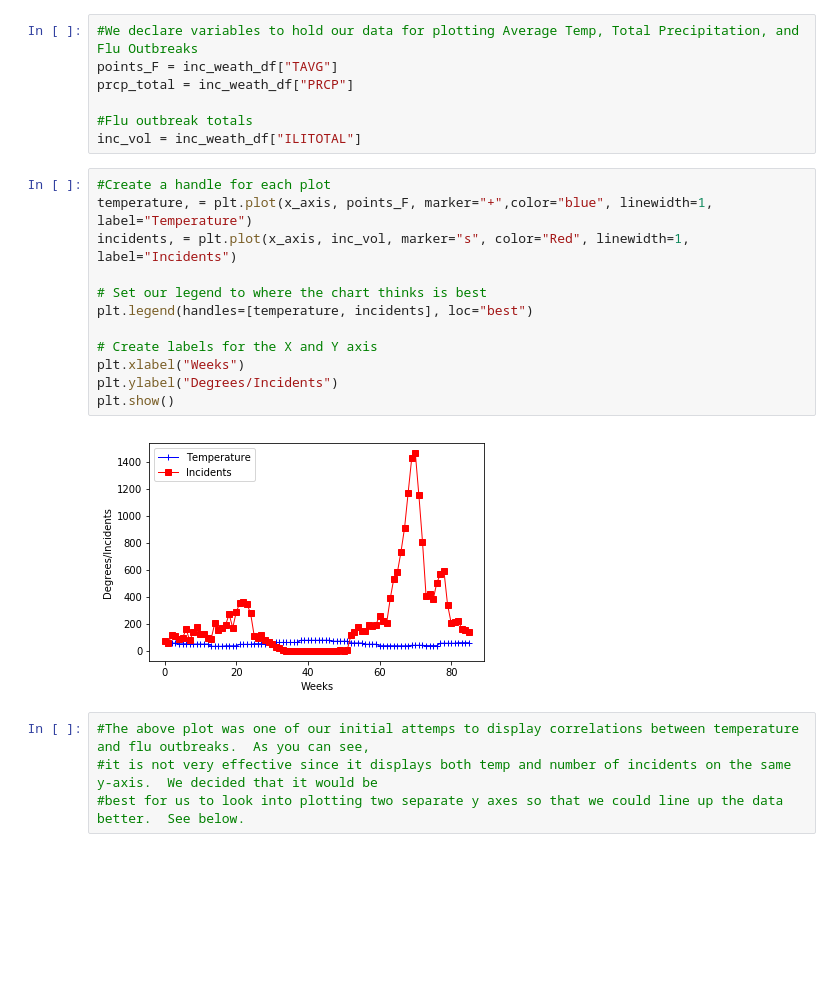
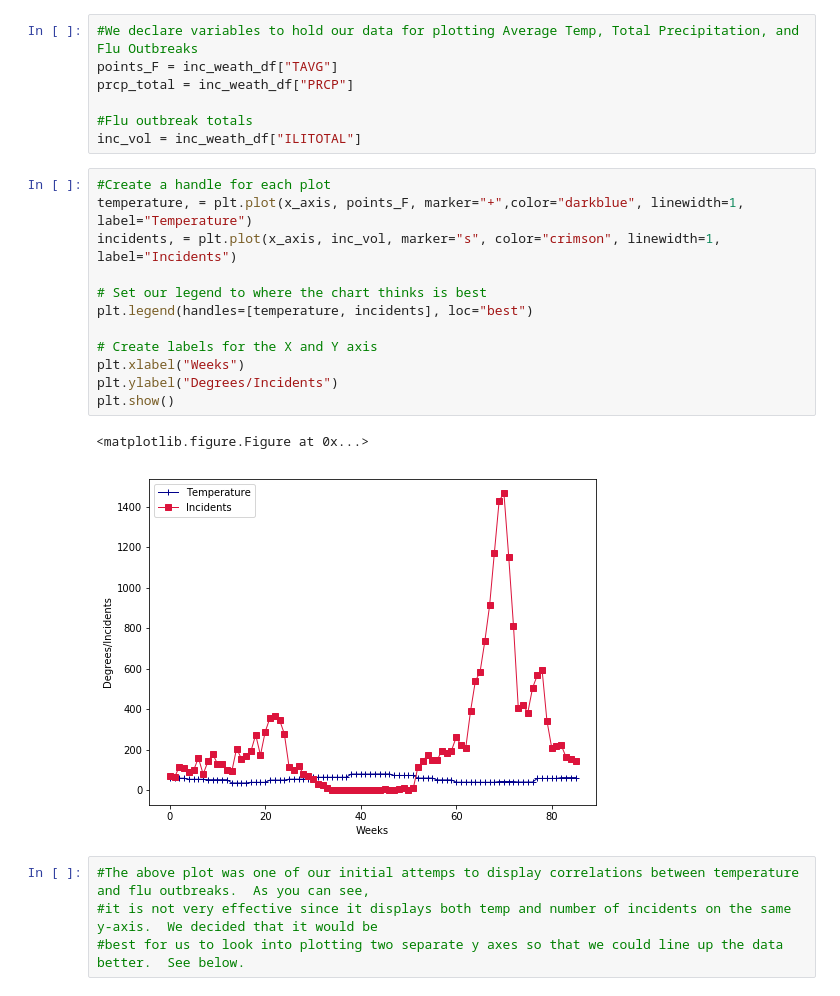
Before and after one commit to giolee88/FluTracker, a Jupyter notebook: Code/Flutracker_Plots.ipynb, the cells around one changed output. Saved outputs shown, nothing was run; the diff lists cells and outputs as text; blank space fills up the shorter version.

Commit message:
commit code
making the charts look pretty and adding in comments to explain what's going on

```diff
--- a/Code/Flutracker_Plots.ipynb
+++ b/Code/Flutracker_Plots.ipynb
@@ -85,18 +85,19 @@ prcp_total = inc_weath_df["PRCP"]
 inc_vol = inc_weath_df["ILITOTAL"]
 # %%
 #Create a handle for each plot
-temperature, = plt.plot(x_axis, points_F, marker="+",color="blue", linewidth=1, label="Temperature")
-incidents, = plt.plot(x_axis, inc_vol, marker="s", color="Red", linewidth=1, label="Incidents")
+temperature, = plt.plot(x_axis, points_F, marker="+",color="darkblue", linewidth=1, label="Temperature")
+incidents, = plt.plot(x_axis, inc_vol, marker="s", color="crimson", linewidth=1, label="Incidents")
 
 # Set our legend to where the chart thinks is best
 plt.legend(handles=[temperature, incidents], loc="best")
 
 # Create labels for the X and Y axis
 plt.xlabel("Weeks")
 plt.ylabel("Degrees/Incidents")
 plt.show()
 # %% [output]
+<matplotlib.figure.Figure at 0x...>
-[figure, old version]
+[figure, new version]
 # %%
 #The above plot was one of our initial attemps to display correlations between temperature and flu outbreaks.  As you can see,
 #it is not very effective since it displays both temp and number of incidents on the same y-axis.  We decided that it would be
```
Also changed, not shown: parts of 4 cells of this notebook, 3 other files.
